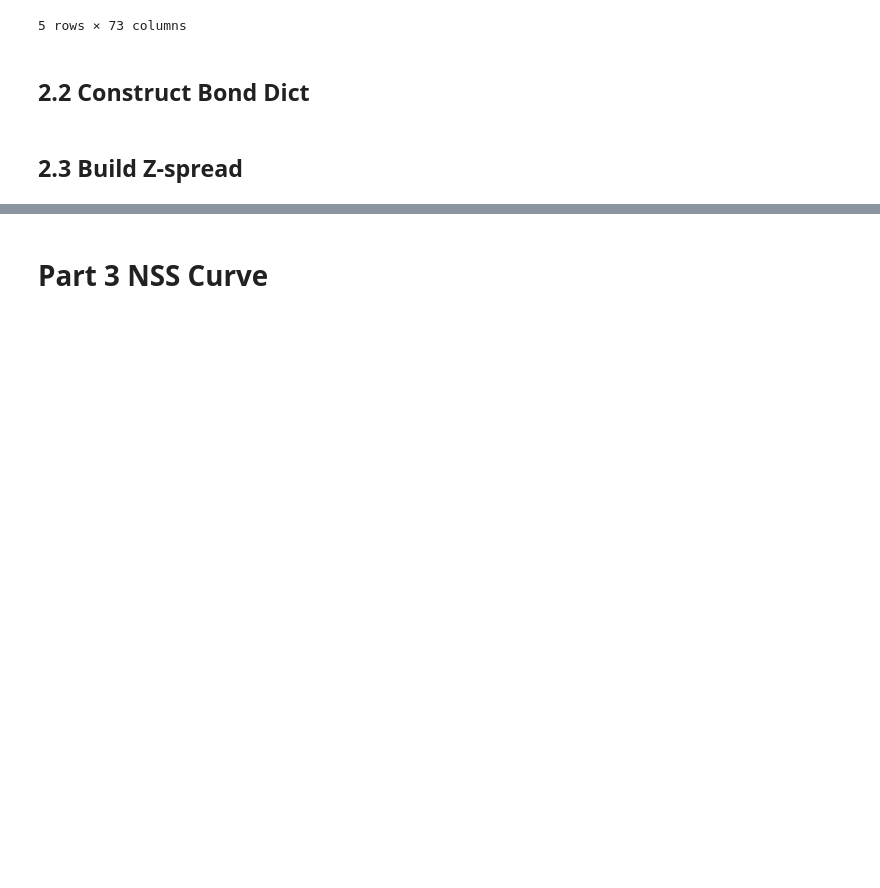
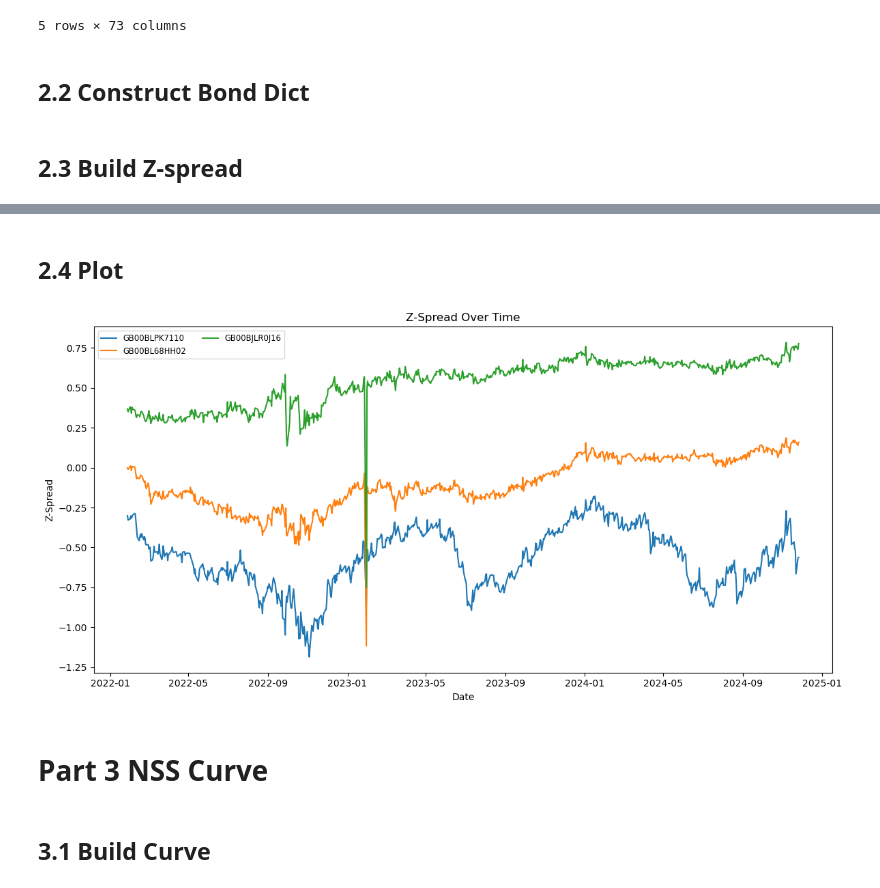
Before and after one commit to Nvvew/Derivative-Pricing, a Jupyter notebook: zspread.ipynb, the cells around one changed output, grey strips where cells are left out. Drawn from its saved outputs; the diff is of its cells as text; code cells hidden in the pictures; blank space fills up the shorter version.

```diff
--- a/zspread.ipynb
+++ b/zspread.ipynb
@@ -233,5 +287,25 @@ zspread_df.to_csv('zspread.csv', index=True)
+# %% [markdown]
+## 2.4 Plot
+# %%
+import matplotlib.pyplot as plt
+
+cols = zspread_df.columns[[6, 27, 63]]
+
+plt.figure(figsize=(12, 6))
+for col in cols:
+    plt.plot(zspread_df[col], label=col)
+plt.title("Z-Spread Over Time")
+plt.xlabel("Date")
+plt.ylabel("Z-Spread")
+plt.legend(loc="upper left", ncol=2, fontsize="small")
+plt.tight_layout()
+plt.show()
+# %% [output]
+[figure, added]
 # %% [markdown]
 # Part 3 NSS Curve
+# %% [markdown]
+## 3.1 Build Curve
 # %%
 maturity_dict = {}
 for idx, row in df2.iterrows():
```
Also changed, not shown: parts of 35 cells of this notebook, 3 other files.
